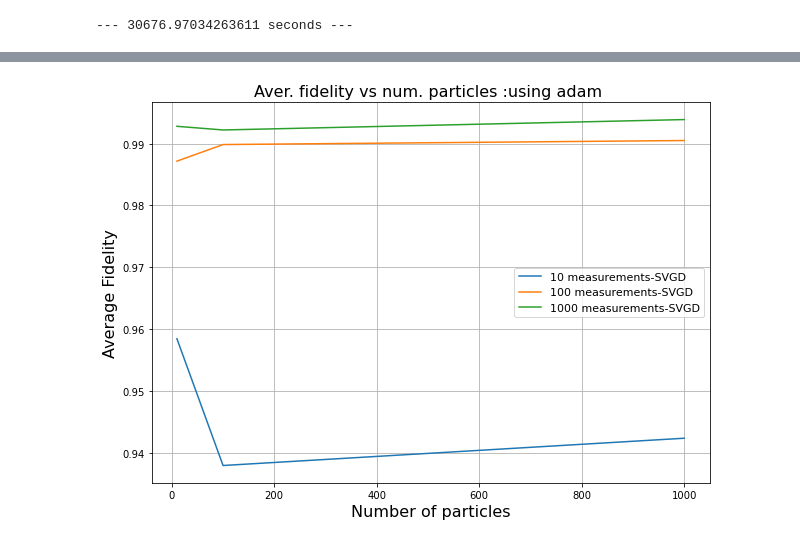
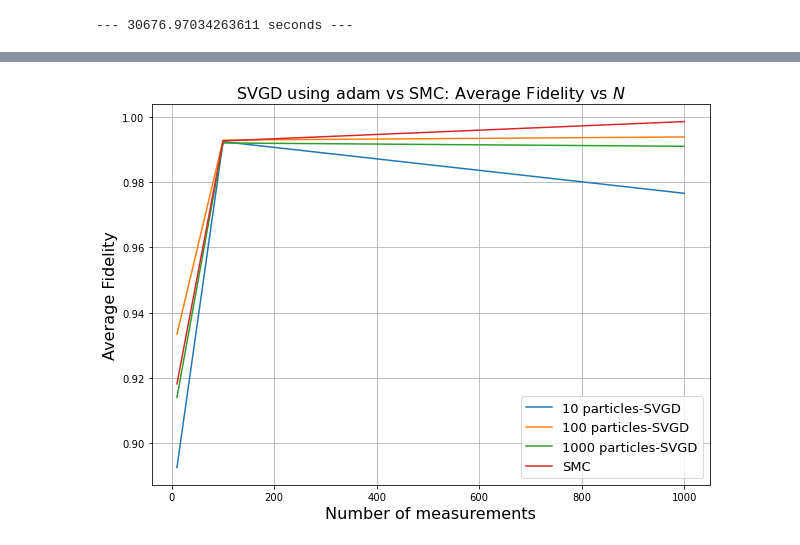
Before and after one commit to murogrande/SVGD-for-quantum-tomography, a Jupyter notebook: full-simulations-using-adam.ipynb, the cells around one changed output, grey strips where cells are left out. Saved outputs shown, nothing was run; the diff lists cells and outputs as text; code cells hidden in the pictures.

```diff
--- a/full-simulations-using-adam.ipynb
+++ b/full-simulations-using-adam.ipynb
@@ -443,7 +462,7 @@ print("")
 print("sms-fidelity:",statistics_sms)
 
 ave_statistics = np.mean(statistics, axis = 0)
-ave_statistics_sms= np.mean(statistics_sms, axis = 0)
+ave_statistics_sms=np.mean(np.mean(statistics_sms, axis = 0),axis=1)
 print("svgd:",ave_statistics)
 print("")
 print("ave_sms",ave_statistics_sms)
@@ -469,14 +490,0 @@ ave_sms [[0.95081538 0.93699307 0.94261471]
-# %%
-
-plt.rcParams["figure.figsize"] = 8, 5
-plt.plot(N, ave_statistics[:,0], label = str(particle_num[0])+" particles-SVGD")
-plt.plot(N, ave_statistics[:,1], label = str(particle_num[1])+" particles-SVGD")
-plt.plot(N, ave_statistics[:,2], label = str(particle_num[2])+" particles-SVGD")
-
-#plt.plot(N, ave_statistics_sms[:,0], label = str(particle_num[0])+" particles-SMS")
-#plt.plot(N, ave_statistics_sms[:,1], label = str(particle_num[1])+" particles-SMS")
-#plt.plot(N, ave_statistics_sms[:,2], label = str(particle_num[2])+" particles-SMS")
-plt.legend(fontsize=10,loc=0)
-plt.ylabel("Average Fidelity")
-plt.xlabel("Number of particles")
-plt.grid()
@@ -511,14 +490,0 @@ array([[0.95081538, 0.93699307, 0.94261471],
-# %%
-N = np.array([10,100,1000])  ## number of measurements
-
-particle_num = np.array([10,100,1000]) ## number of particles in SVGD
-
-ave_statistics=np.array([[0.95844272, 0.93794638, 0.94235683],
-       [0.98716318, 0.98984865, 0.99049889],
-       [0.99279758, 0.99220494, 0.99388597]])
-# %%
-ave_statistics_sms=np.array([[0.95081538, 0.93699307, 0.94261471],
-       [0.99014904, 0.99188994, 0.99237528],
-       [0.99853343, 0.99866449, 0.99855116]])
-final_smc=np.mean(ave_statistics_sms,axis=1)
-final_smc
@@ -558,17 +491,17 @@ plt.savefig('svgd-adam-measurements.png')
-# %%
-plt.plot(particle_num, ave_statistics[0,:], label = str(N[0])+" measurements-SVGD")
-plt.plot(particle_num, ave_statistics[1,:], label = str(N[1])+" measurements-SVGD")
-plt.plot(particle_num, ave_statistics[2,:], label = str(N[2])+" measurements-SVGD")
-
-#plt.plot(particle_num, ave_statistics_sms[0,:], label = str(N[0])+" measurements-SMC")
-#plt.plot(particle_num, ave_statistics_sms[1,:], label = str(N[1])+" measurements-SMC")
-#plt.plot(particle_num, ave_statistics_sms[2,:], label = str(N[2])+" measurements-SMC")
-plt.legend(fontsize=10,loc=0)
-plt.ylabel("Average Fidelity",fontsize=16)
-plt.xlabel("Number of particles",fontsize=16)
-plt.title("Aver. fidelity vs num. particles :using adam ",fontsize=16)
-plt.legend(fontsize=11)
-plt.grid()
-plt.savefig('svgd-adam-particles.png')
-# %% [output]
-[figure, removed]
+# %%
+plt.rcParams["figure.figsize"] = 10, 7
+plt.plot(N, ave_statistics[:,0], label = str(particle_num[0])+" particles-SVGD")
+plt.plot(N, ave_statistics[:,1], label = str(particle_num[1])+" particles-SVGD")
+plt.plot(N, ave_statistics[:,2], label = str(particle_num[2])+" particles-SVGD")
+
+plt.plot(N, ave_statistics_sms, label = "SMC")
+
+plt.legend(fontsize=10,loc=0)
+plt.ylabel("Average Fidelity",fontsize=16)
+plt.xlabel("Number of measurements",fontsize=16)
+plt.title("SVGD using adam vs SMC: Average Fidelity vs $N$",fontsize=16)
+plt.legend(fontsize=13)
+plt.grid()
+plt.savefig('svgd-adam-measurements.png')
+# %% [output]
+[figure, added]
```
Also changed, not shown: parts of 36 cells of this notebook, 2 other files.
